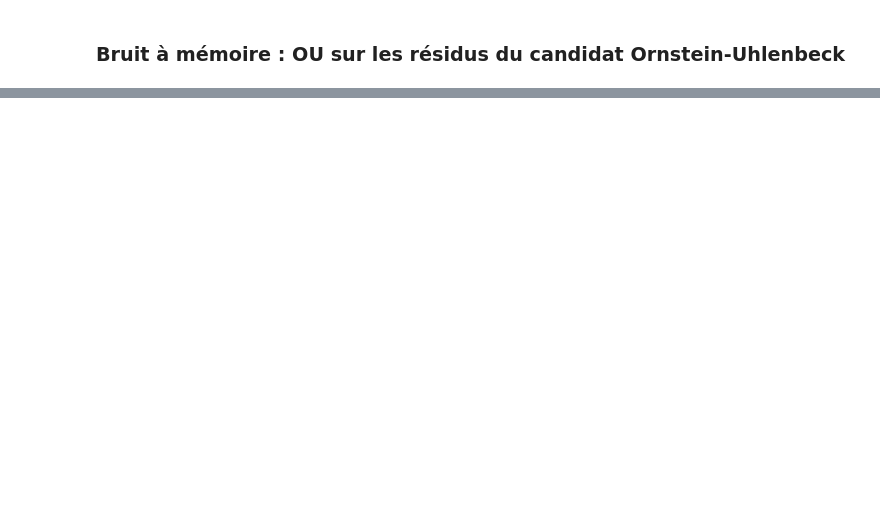
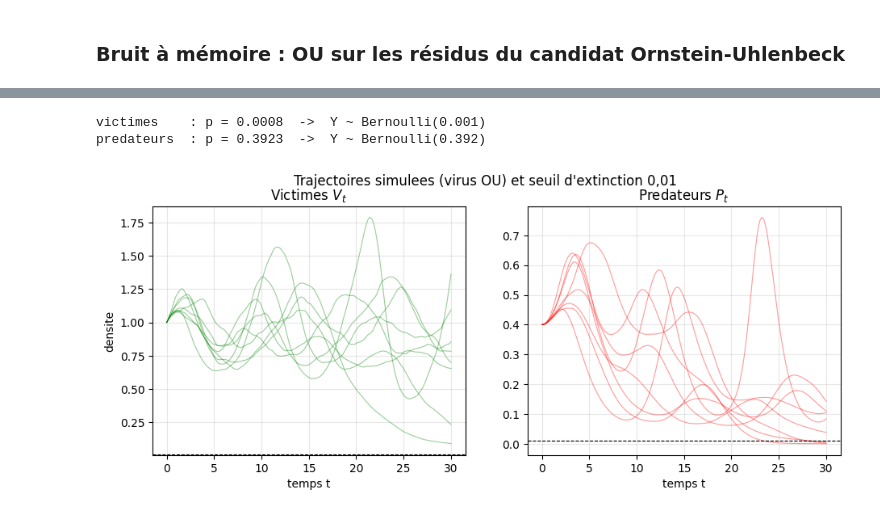
Before and after one commit to Flyioncy/Projet_Stochastiques, a Jupyter notebook: notebook.ipynb, the cells around one changed output, grey strips where cells are left out. Drawn from its saved outputs; the diff is of its cells as text; code cells hidden in the pictures; blank space fills up the shorter version.

```diff
--- a/notebook.ipynb
+++ b/notebook.ipynb
@@ -361,0 +347,35 @@ plt.show()
+# %%
+# X ~ OU retenu injecte dans (V,P) au pas natif ; extinction si V ou P passe sous 0.01 sur [0, tau]
+def simule_ext(M, n_traj=8, seed=0):
+    g = np.random.default_rng(seed)
+    Vc = np.full(M, V[0]); Pc = np.full(M, P[0]); Xc = np.full(M, X[0])
+    extV = np.zeros(M, bool); extP = np.zeros(M, bool)
+    Vtr = np.zeros((n_traj, N)); Ptr = np.zeros((n_traj, N)); Vtr[:, 0] = V[0]; Ptr[:, 0] = P[0]
+    for i in range(N - 1):
+        Xc = Xc + theta * (mu - Xc) * dt + sigma * np.sqrt(dt) * g.standard_normal(M)
+        Vc = np.clip(Vc + Vc * (2/3 - 4/3 * Pc + Xc) * dt, 0, 1e6)
+        Pc = np.clip(Pc + Pc * (-1 + Vc) * dt, 0, 1e6)
+        Vtr[:, i + 1] = Vc[:n_traj]; Ptr[:, i + 1] = Pc[:n_traj]
+        extV |= Vc <= 0.01; extP |= Pc <= 0.01
+    return extV, extP, Vtr, Ptr
+
+M = 10000
+extV, extP, Vtr, Ptr = simule_ext(M)
+# Y = indicatrice d'extinction -> loi de Bernoulli(p), p estime par la frequence sur M tirages
+for nom, e in [('victimes', extV), ('predateurs', extP)]:
+    print('%-11s : p = %.4f  ->  Y ~ Bernoulli(%.3f)' % (nom, e.mean(), e.mean()))
+
+fig, ax = plt.subplots(1, 2, figsize=(11, 4), sharex=True)
+for j in range(Vtr.shape[0]):
+    ax[0].plot(t, Vtr[j], color='green', alpha=0.4, lw=0.8)
+    ax[1].plot(t, Ptr[j], color='red', alpha=0.4, lw=0.8)
+for a, lab in zip(ax, ['Victimes $V_t$', 'Predateurs $P_t$']):
+    a.axhline(0.01, color='k', ls='--', lw=0.8); a.set_xlabel('temps t'); a.set_title(lab); a.grid(alpha=0.3)
+ax[0].set_ylabel('densite')
+plt.suptitle("Trajectoires simulees (virus OU) et seuil d'extinction 0,01")
+plt.savefig('figures/virus4_extinction_trajectoires.png', dpi=150, bbox_inches='tight')
+plt.show()
+# %% [output]
+victimes    : p = 0.0008  ->  Y ~ Bernoulli(0.001)
+predateurs  : p = 0.3923  ->  Y ~ Bernoulli(0.392)
+[figure, added]
```
Also changed, not shown: parts of 16 cells of this notebook, 15 other files.
